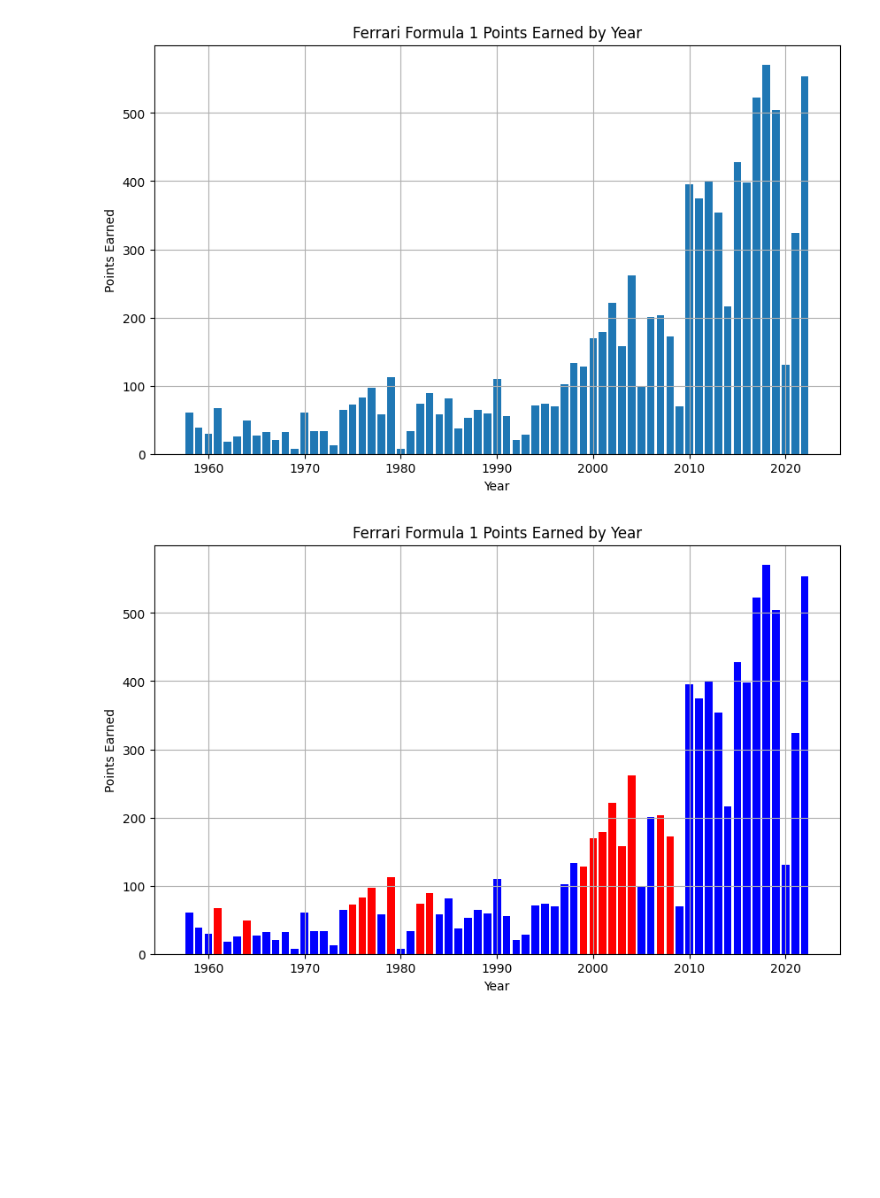
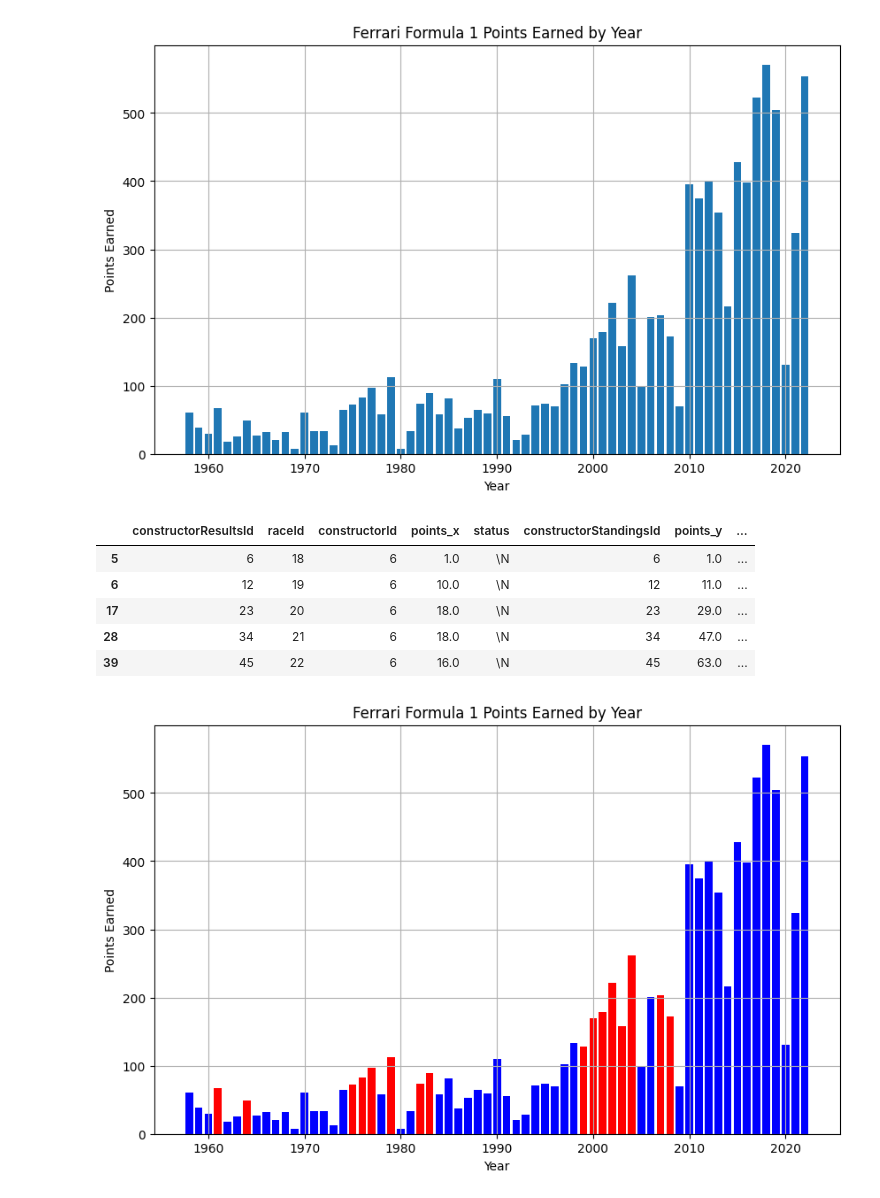
Before and after one commit to mjpcpu/Data-Sci-F1, a Jupyter notebook: Ferrari_Data_Main_MAIN.ipynb, the cells around one changed output. Drawn from its saved outputs; the diff is of its cells as text; code cells hidden in the pictures; blank space fills up the shorter version.

```diff
--- a/Ferrari_Data_Main_MAIN.ipynb
+++ b/Ferrari_Data_Main_MAIN.ipynb
@@ -30,6 +30,17 @@ plt.grid(True)
 plt.show()
 # %% [output]
 [figure]
+# %%
+# ferrari_constructor_id.head()
+ferrari_data.head()
+# ferrari_points_by_year.dtype() not needed / come back
+# %% [output]
+|  | constructorResultsId | raceId | constructorId | points_x | status | constructorStandingsId | points_y | ... |
+| 5 | 6 | 18 | 6 | 1.0 | \N | 6 | 1.0 | ... |
+| 6 | 12 | 19 | 6 | 10.0 | \N | 12 | 11.0 | ... |
+| 17 | 23 | 20 | 6 | 18.0 | \N | 23 | 29.0 | ... |
+| 28 | 34 | 21 | 6 | 18.0 | \N | 34 | 47.0 | ... |
+| 39 | 45 | 22 | 6 | 16.0 | \N | 45 | 63.0 | ... |
 # %%
 import pandas as pd
 import matplotlib.pyplot as plt
```
Also changed, not shown: parts of 1 cell of this notebook, 1 other file.
